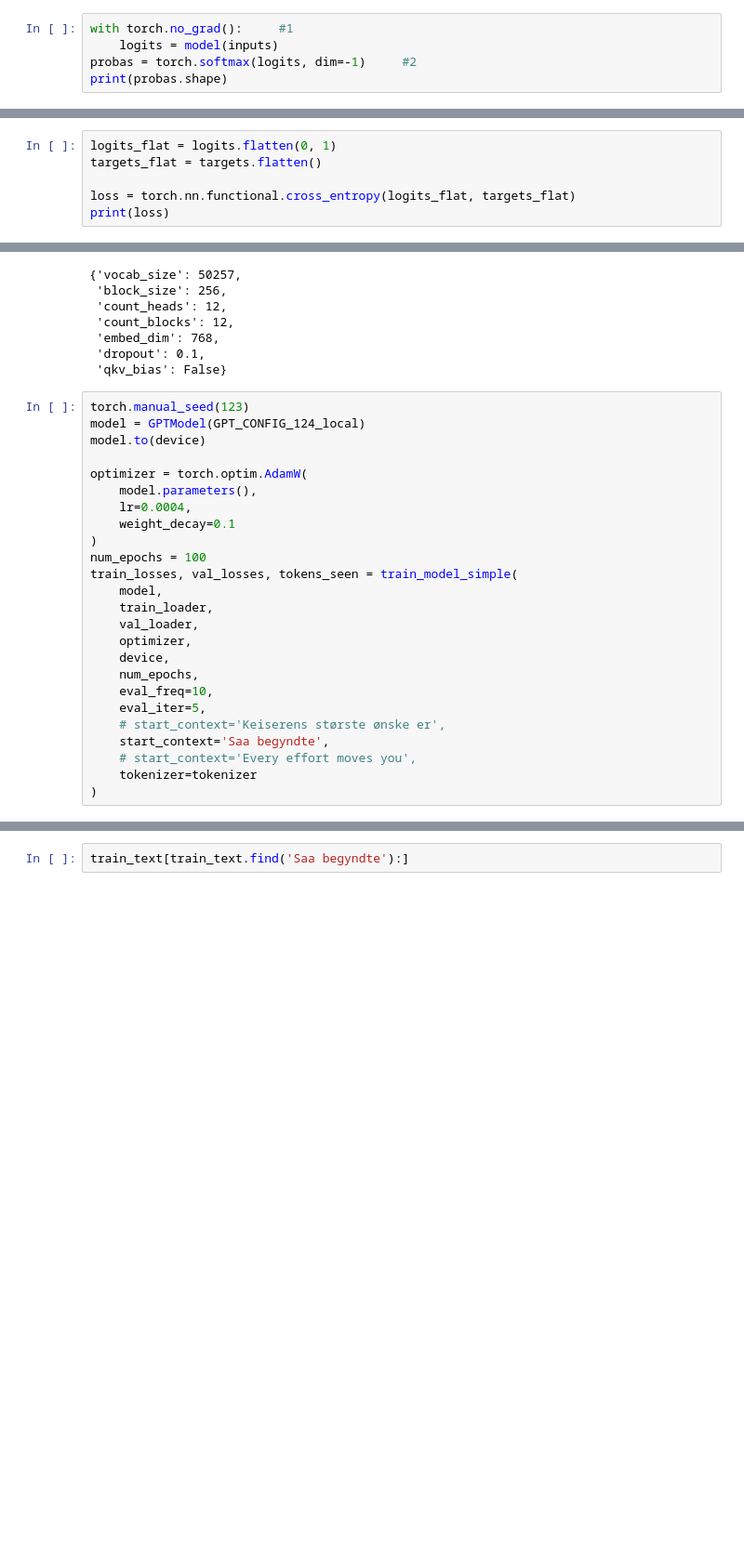
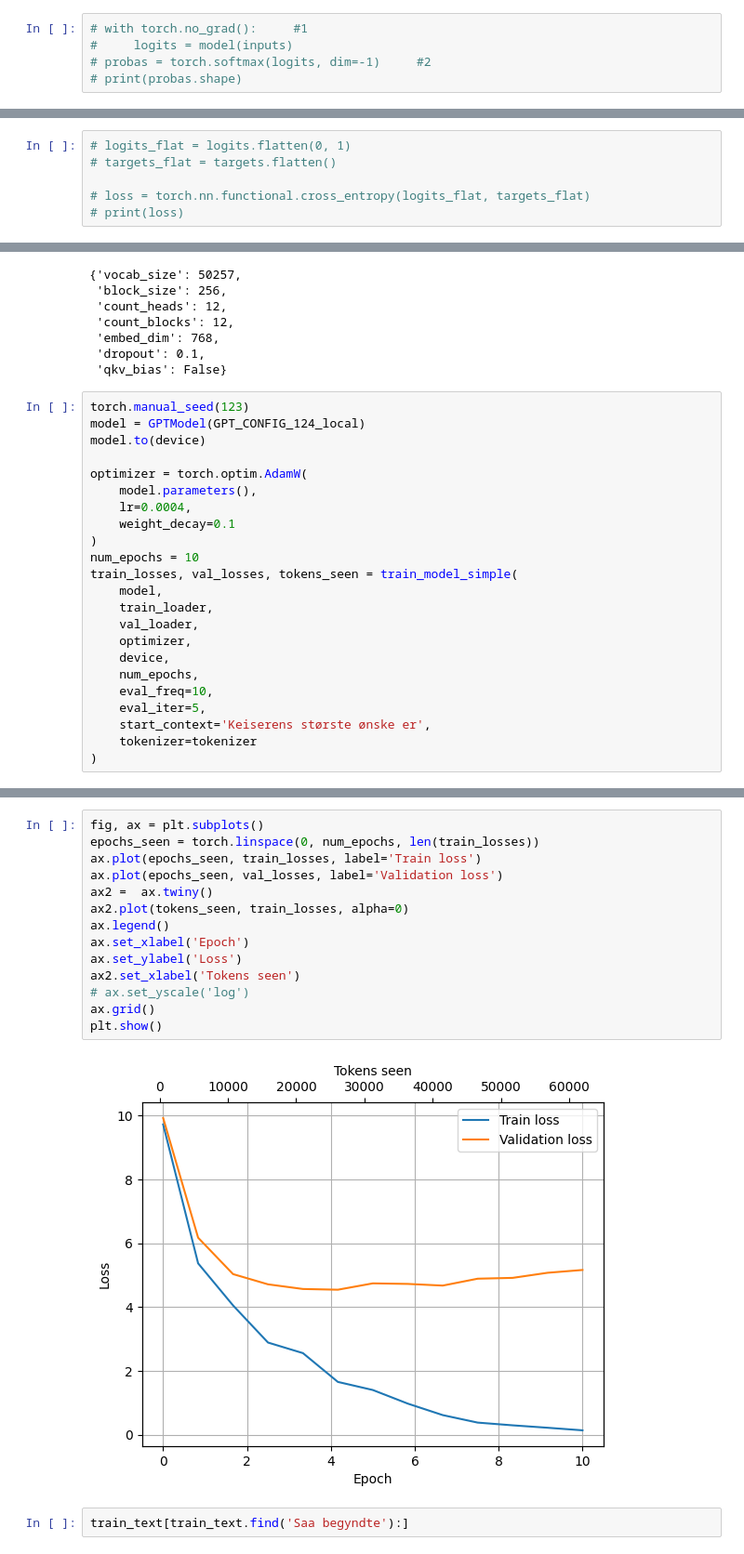
Before and after one commit to crs17/sturnus, a Jupyter notebook: notebooks/HCA-GPT.ipynb, the cells around one changed output, grey strips where cells are left out. Shown at 93% size. Saved outputs shown, nothing was run; the diff lists cells and outputs as text; blank space fills up the shorter version.

```diff
--- a/notebooks/HCA-GPT.ipynb
+++ b/notebooks/HCA-GPT.ipynb
@@ -580,5 +561,5 @@ targets = torch.tensor([[3626, 6100, 345  ],  # [" effort moves you",
 # %%
-with torch.no_grad():     #1
-    logits = model(inputs)
-probas = torch.softmax(logits, dim=-1)     #2
-print(probas.shape)
+# with torch.no_grad():     #1
+#     logits = model(inputs)
+# probas = torch.softmax(logits, dim=-1)     #2
+# print(probas.shape)
@@ -624,6 +585,6 @@ torch.Size([2, 3])
 # %%
-logits_flat = logits.flatten(0, 1)
-targets_flat = targets.flatten()
+# logits_flat = logits.flatten(0, 1)
+# targets_flat = targets.flatten()
 
-loss = torch.nn.functional.cross_entropy(logits_flat, targets_flat)
-print(loss)
+# loss = torch.nn.functional.cross_entropy(logits_flat, targets_flat)
+# print(loss)
@@ -856,7 +798,7 @@ optimizer = torch.optim.AdamW(
     lr=0.0004,
     weight_decay=0.1
 )
-num_epochs = 100
+num_epochs = 10
 train_losses, val_losses, tokens_seen = train_model_simple(
     model,
     train_loader,
@@ -866,9 +808,7 @@ train_losses, val_losses, tokens_seen = train_model_simple(
     num_epochs,
     eval_freq=10,
     eval_iter=5,
-    # start_context='Keiserens største ønske er',
-    start_context='Saa begyndte',
-    # start_context='Every effort moves you',
+    start_context='Keiserens største ønske er',
     tokenizer=tokenizer
 )
 # %% [output]
@@ -892,3 +839,19 @@ Saa begyndte Keiser kunde næsten ikke trække Veiret, det var ligesom om der sa
+# %%
+fig, ax = plt.subplots()
+epochs_seen = torch.linspace(0, num_epochs, len(train_losses))
+ax.plot(epochs_seen, train_losses, label='Train loss')
+ax.plot(epochs_seen, val_losses, label='Validation loss')
+ax2 =  ax.twiny()
+ax2.plot(tokens_seen, train_losses, alpha=0)
+ax.legend()
+ax.set_xlabel('Epoch')
+ax.set_ylabel('Loss')
+ax2.set_xlabel('Tokens seen')
+# ax.set_yscale('log')
+ax.grid()
+plt.show()
+# %% [output]
+[figure, added]
 # %%
 train_text[train_text.find('Saa begyndte'):]
 # %% [output]
```
Also changed, not shown: parts of 19 cells of this notebook.
